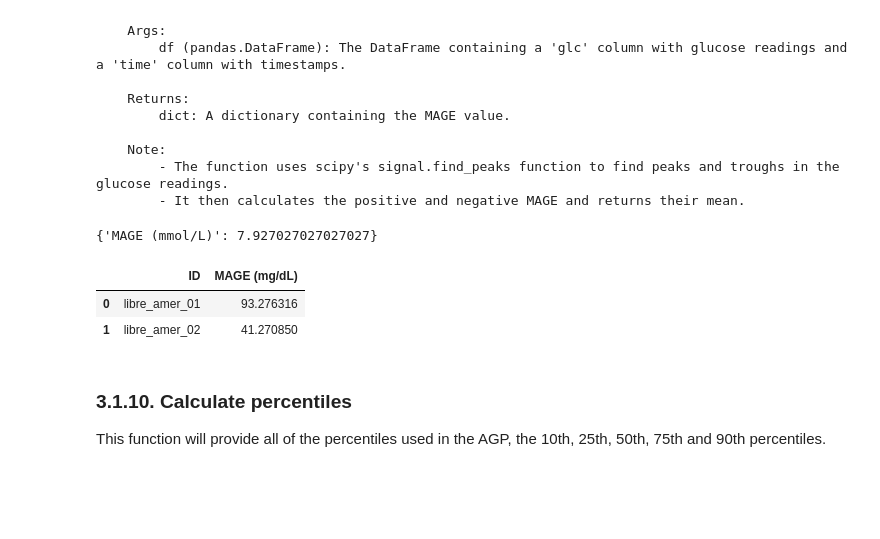
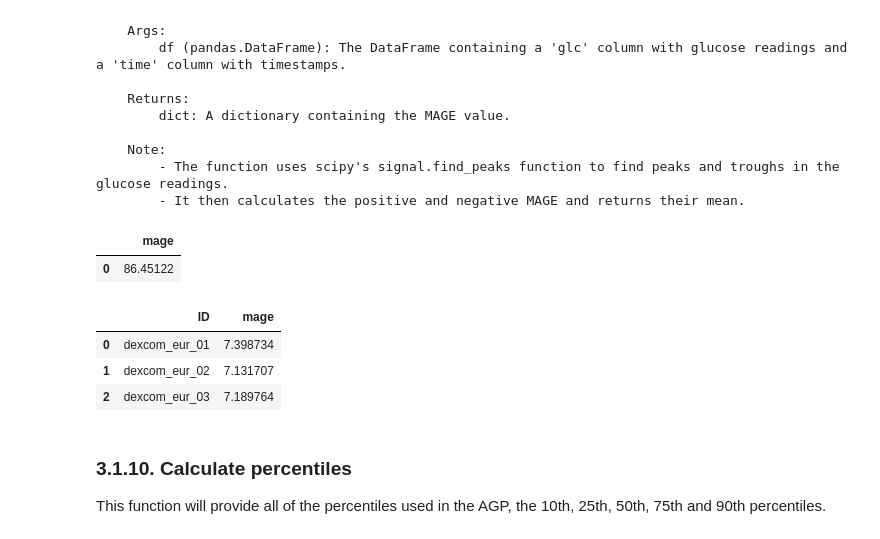
Before and after one commit to cafoala/diametrics, a Jupyter notebook: examples/3_metrics_demo.ipynb, the cells around one changed output. Saved outputs shown, nothing was run; the diff lists cells and outputs as text; code cells hidden in the pictures; blank space fills up the shorter version.

```diff
--- a/examples/3_metrics_demo.ipynb
+++ b/examples/3_metrics_demo.ipynb
@@ -386,15 +400,17 @@ mage(df)
         - The function uses scipy's signal.find_peaks function to find peaks and troughs in the glucose readings.
         - It then calculates the positive and negative MAGE and returns their mean.
 # %%
-metrics.mage(dxcm2_transformed)
+metrics.mage(libre1_transformed)
 # %% [output]
-{'MAGE (mmol/L)': 7.927027027027027}
+|  | mage |
+| 0 | 86.45122 |
 # %%
-metrics.mage(libre_data)
+metrics.mage(dexcom_data)
 # %% [output]
-|  | ID | MAGE (mg/dL) |
-| 0 | libre_amer_01 | 93.276316 |
-| 1 | libre_amer_02 | 41.270850 |
+|  | ID | mage |
+| 0 | dexcom_eur_01 | 7.398734 |
+| 1 | dexcom_eur_02 | 7.131707 |
+| 2 | dexcom_eur_03 | 7.189764 |
 # %% [markdown]
 ### 3.1.10. Calculate percentiles
 
```
Also changed, not shown: parts of 25 cells of this notebook, 2 other files.
